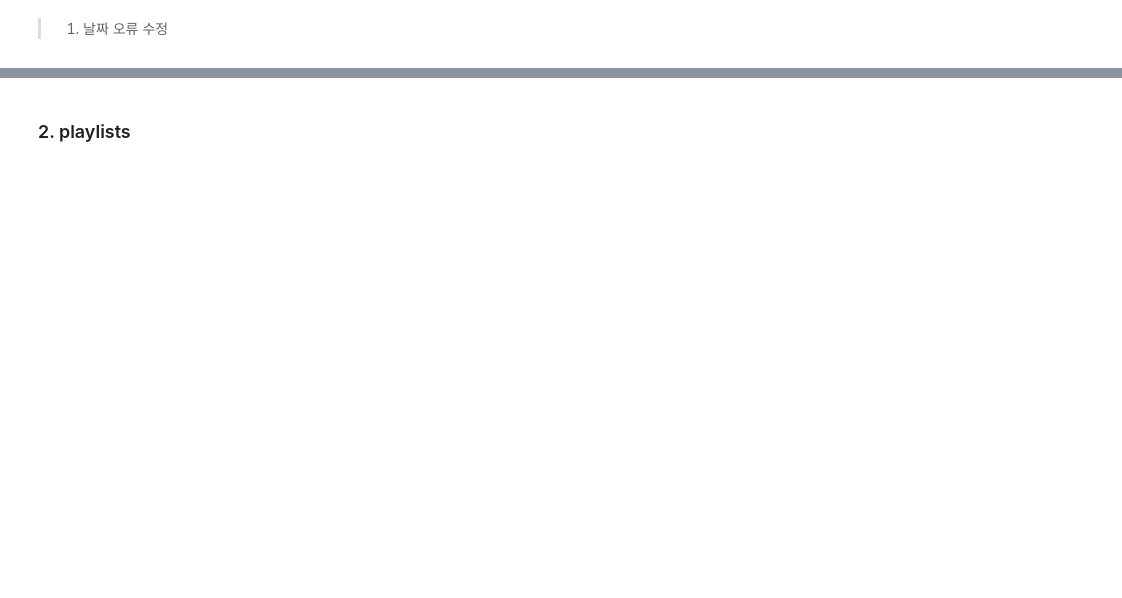
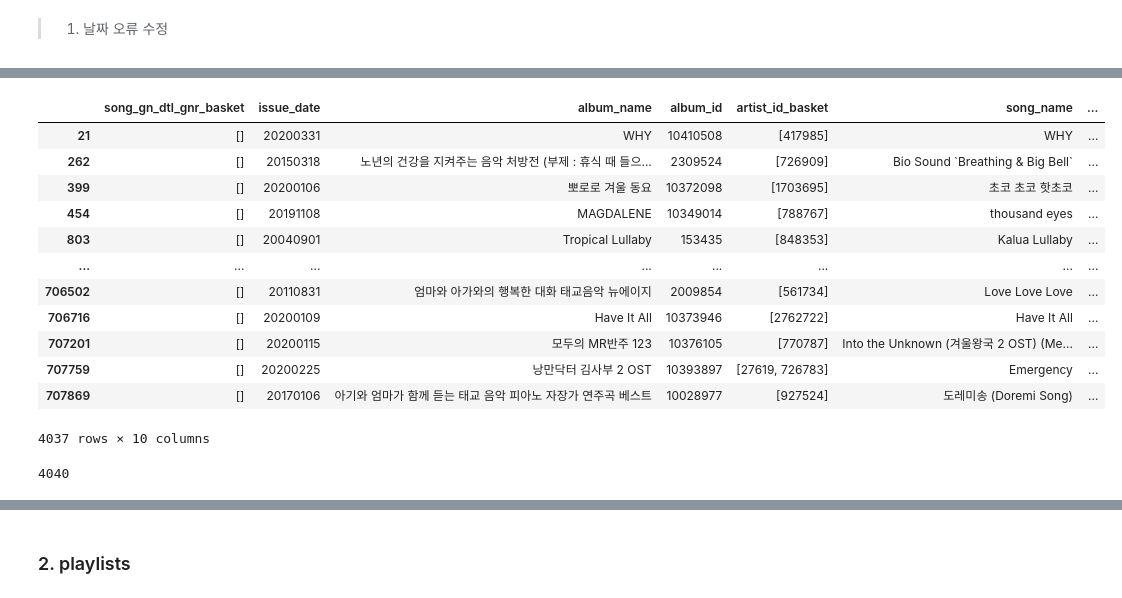
Before and after one commit to pulpo125/AIPlayer_Pling, a Jupyter notebook: 1_analysis/3_전처리.ipynb, the cells around one changed output, grey strips where cells are left out. Saved outputs shown, nothing was run; the diff lists cells and outputs as text; code cells hidden in the pictures; blank space fills up the shorter version.

```diff
--- a/1_analysis/3_전처리.ipynb
+++ b/1_analysis/3_전처리.ipynb
@@ -34,0 +102,28 @@ song_meta.iloc[[141185, 448286], :]
+# %%
+song_meta['song_gn_dtl_gnr_basket_cnt'] = song_meta['song_gn_dtl_gnr_basket'].apply(len)
+song_meta[song_meta['song_gn_dtl_gnr_basket_cnt']==0]
+# %% [output]
+|  | song_gn_dtl_gnr_basket | issue_date | album_name | album_id | artist_id_basket | song_name | ... |
+| 21 | [] | 20200331 | WHY | 10410508 | [417985] | WHY | ... |
+| 262 | [] | 20150318 | 노년의 건강을 지켜주는 음악 처방전 (부제 : 휴식 때 들으... | 2309524 | [726909] | Bio Sound `Breathing & Big Bell` | ... |
+| 399 | [] | 20200106 | 뽀로로 겨울 동요 | 10372098 | [1703695] | 초코 초코 핫초코 | ... |
+| 454 | [] | 20191108 | MAGDALENE | 10349014 | [788767] | thousand eyes | ... |
+| 803 | [] | 20040901 | Tropical Lullaby | 153435 | [848353] | Kalua Lullaby | ... |
+| ... | ... | ... | ... | ... | ... | ... | ... |
+| 706502 | [] | 20110831 | 엄마와 아가와의 행복한 대화 태교음악 뉴에이지 | 2009854 | [561734] | Love Love Love | ... |
+| 706716 | [] | 20200109 | Have It All | 10373946 | [2762722] | Have It All | ... |
+| 707201 | [] | 20200115 | 모두의 MR반주 123 | 10376105 | [770787] | Into the Unknown (겨울왕국 2 OST) (Me... | ... |
+| 707759 | [] | 20200225 | 낭만닥터 김사부 2 OST | 10393897 | [27619, 726783] | Emergency | ... |
+| 707869 | [] | 20170106 | 아기와 엄마가 함께 듣는 태교 음악 피아노 자장가 연주곡 베스트 | 10028977 | [927524] | 도레미송 (Doremi Song) | ... |
+4037 rows × 10 columns
+# %%
+# 소분류 장르가 없는 song id 담아두기
+song_gnr_empty = list(song_meta[song_meta['song_gn_dtl_gnr_basket_cnt'] == 0]['id'].values) # 4037개
+# 장르정보가 GN9000인 song id 담아두기
+song_gnr_GN9000 = list(song_meta[song_meta['song_gn_gnr_basket'].apply(lambda x: 'GN9000' in x)]['id'].values) # 1834개
+
+# 삭제될 song id list
+to_del_song_id = set(song_gnr_empty + song_gnr_GN9000)
+len(to_del_song_id) # 4040개
+# %% [output]
+4040
```
Also changed, not shown: parts of 92 cells of this notebook, 2 other files.
